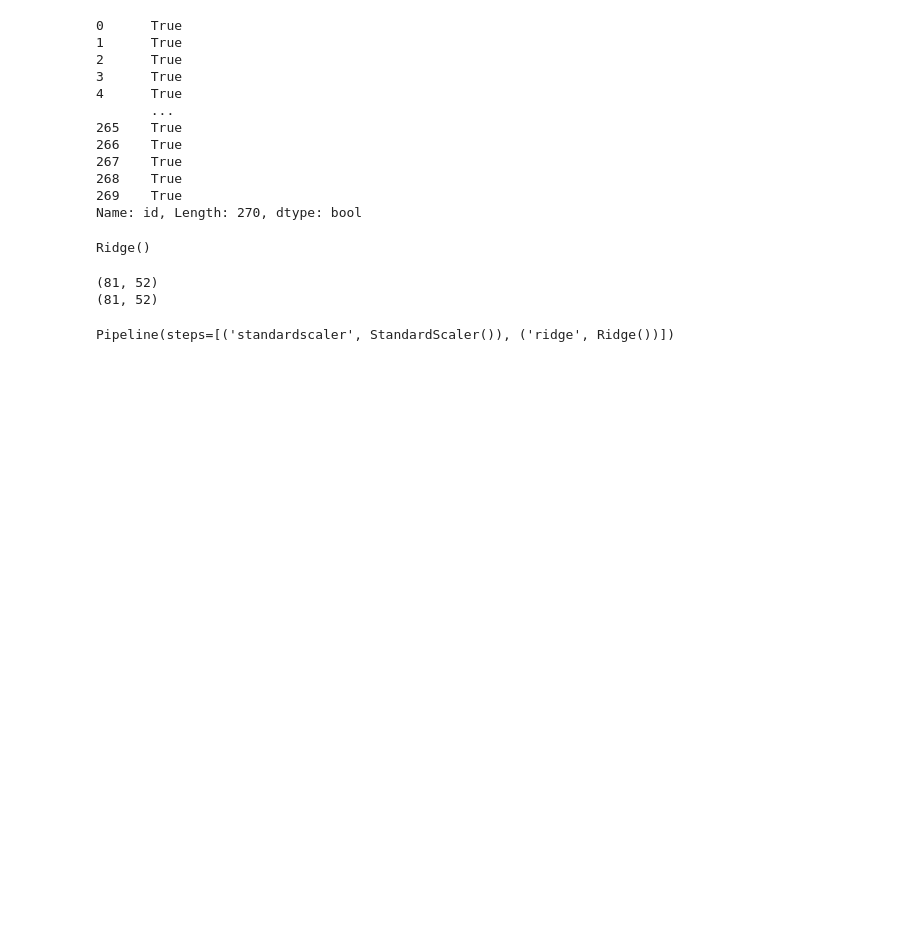
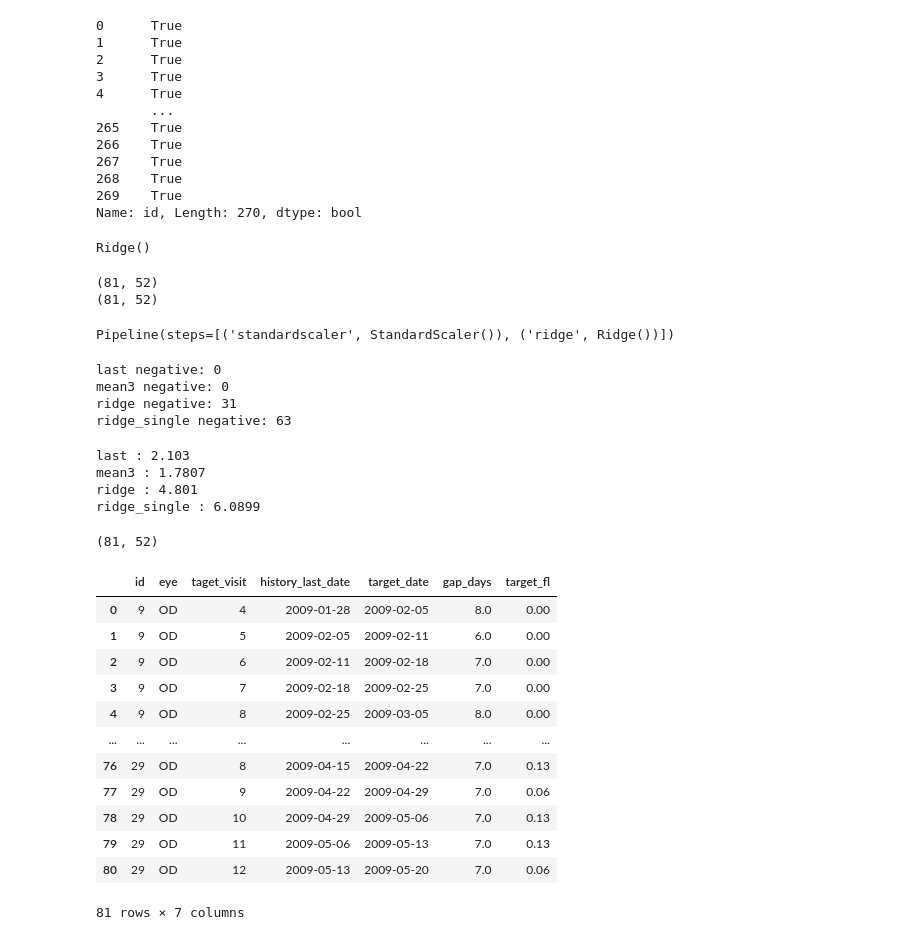
Before and after one commit to kuroganegames/biosignal_training, a Jupyter notebook: findex_halfday/try_hadlfday.ipynb, the cells around one changed output. Cells and saved outputs as stored; diff of their text form; code cells hidden in the pictures; blank space fills up the shorter version.

```diff
--- a/findex_halfday/try_hadlfday.ipynb
+++ b/findex_halfday/try_hadlfday.ipynb
@@ -672,3 +672,54 @@ model_grid.fit(X_train, Y_train)
 Pipeline(steps=[('standardscaler', StandardScaler()), ('ridge', Ridge())])
 # %%
 prediction_grid = model_grid.predict(X_test)
+# %%
+preds = {
+    "last":last[is_test],
+    "mean3":mean3[is_test],
+    "ridge":prediction_grid,
+    "ridge_single":prediction,
+}
+print("last negative:", (preds["last"]<0).sum())
+print("mean3 negative:", (preds["mean3"]<0).sum())
+print("ridge negative:", (preds["ridge"]<0).sum())
+print("ridge_single negative:", (preds["ridge_single"]<0).sum())
+# %% [output]
+last negative: 0
+mean3 negative: 0
+ridge negative: 31
+ridge_single negative: 63
+# %%
+# MAEは絶対値の差の平均
+# これは全体で見る
+for name, pred_each in preds.items():
+    absolute_error = np.abs(pred_each - Y_test)
+    mae = absolute_error.mean()
+    print("{} : {:.5}".format(name, mae))
+# %% [output]
+last : 2.103
+mean3 : 1.7807
+ridge : 4.801
+ridge_single : 6.0899
+# %%
+# 予測が9x9
+preds["ridge"].shape
+# %% [output]
+(81, 52)
+# %%
+meta_test = meta[is_test].copy()
+meta_test = meta_test.reset_index(drop=True)
+meta_test
+# %% [output]
+|  | id | eye | taget_visit | history_last_date | target_date | gap_days | target_fl |
+| 0 | 9 | OD | 4 | 2009-01-28 | 2009-02-05 | 8.0 | 0.00 |
+| 1 | 9 | OD | 5 | 2009-02-05 | 2009-02-11 | 6.0 | 0.00 |
+| 2 | 9 | OD | 6 | 2009-02-11 | 2009-02-18 | 7.0 | 0.00 |
+| 3 | 9 | OD | 7 | 2009-02-18 | 2009-02-25 | 7.0 | 0.00 |
+| 4 | 9 | OD | 8 | 2009-02-25 | 2009-03-05 | 8.0 | 0.00 |
+| ... | ... | ... | ... | ... | ... | ... | ... |
+| 76 | 29 | OD | 8 | 2009-04-15 | 2009-04-22 | 7.0 | 0.13 |
+| 77 | 29 | OD | 9 | 2009-04-22 | 2009-04-29 | 7.0 | 0.06 |
+| 78 | 29 | OD | 10 | 2009-04-29 | 2009-05-06 | 7.0 | 0.13 |
+| 79 | 29 | OD | 11 | 2009-05-06 | 2009-05-13 | 7.0 | 0.13 |
+| 80 | 29 | OD | 12 | 2009-05-13 | 2009-05-20 | 7.0 | 0.06 |
+81 rows × 7 columns
```
Also changed, not shown: parts of 2 cells of this notebook.
